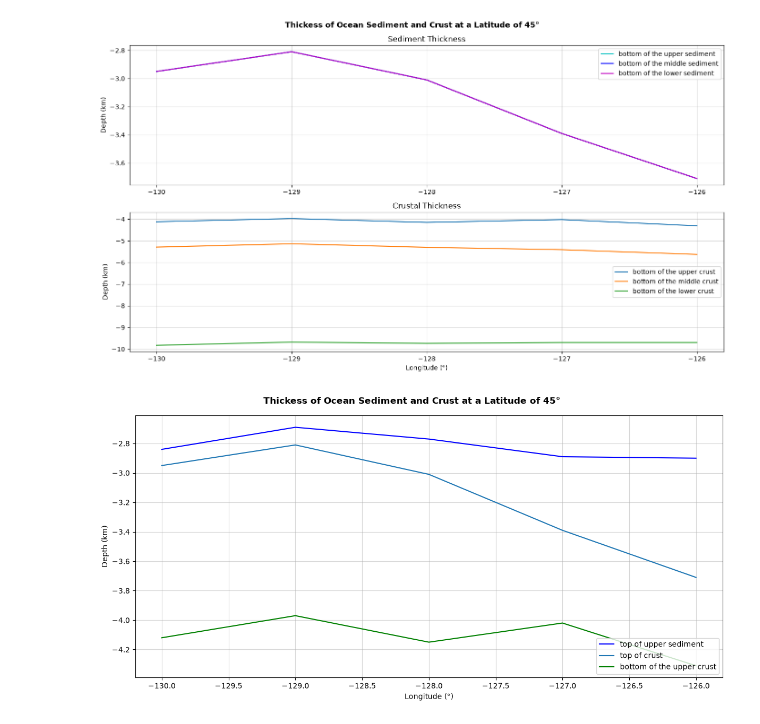
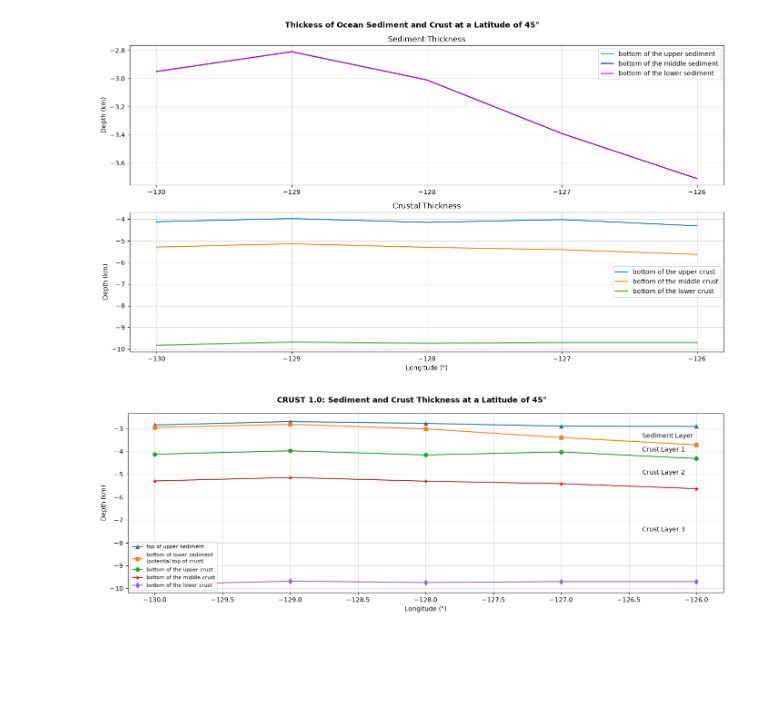
Before and after one commit to sydpas/grav_mag_model, a Jupyter notebook: src/thickness/all_thickness.ipynb, the cells around one changed output. Cells and saved outputs as stored; diff of their text form; code cells hidden in the pictures; blank space fills up the shorter version.

```diff
--- a/src/thickness/all_thickness.ipynb
+++ b/src/thickness/all_thickness.ipynb
@@ -147,40 +147,49 @@ plt.show()
 # %% [output]
 [figure]
 # %%
-fig, ax = plt.subplots(figsize=(12, 6))
+fig, ax = plt.subplots(figsize=(14, 5))
 
 # ax.plot(filt_all['long'], filt_all['z_wat'], '-.', label='bottom of water')
-ax.plot(filt_all['long'], filt_all['z_wat'], label='top of upper sediment', c='b')
+ax.plot(filt_all['long'], filt_all['z_wat'], '^-', label='top of upper sediment')
 
 # ax.plot(filt_all['long'], filt_all['z_ups'], label='bottom of the upper sediment', c='c')
 # ax.plot(filt_all['long'], filt_all['z_mids'], label='bottom of the middle sediment', c='b')
-ax.plot(filt_all['long'], filt_all['z_lows'], label='top of crust')
-ax.plot(filt_all['long'], filt_all['z_upc'], label='bottom of the upper crust', c='g')
-# ax.plot(filt_all['long'], filt_all['z_midc'], label='bottom of the middle crust')
-# ax.plot(filt_all['long'], filt_all['z_lowc'], label='bottom of the lower crust')
+ax.plot(filt_all['long'], filt_all['z_lows'], 's-', label='bottom of lower sediment\n(potential top of crust)')
+ax.plot(filt_all['long'], filt_all['z_upc'], 'o-',label='bottom of the upper crust')
+ax.plot(filt_all['long'], filt_all['z_midc'], '*-', label='bottom of the middle crust')
+ax.plot(filt_all['long'], filt_all['z_lowc'], 'd-', label='bottom of the lower crust')
 # ax.plot(filt_all['long'], filt_all['z_moho'], '--', label='moho')
+
+ax.text(-126.4, -3.4, 'Sediment Layer', fontsize=10)
+ax.text(-126.4, -4, 'Crust Layer 1', fontsize=10)
+ax.text(-126.4, -5, 'Crust Layer 2', fontsize=10)
+ax.text(-126.4, -7.5, 'Crust Layer 3', fontsize=10)
+
+
+
+
 
 
 # ax0.set_xlabel('Longitude')
 # ax0.set_ylim(-4, -3)
 # ax0.set_xlim(-128, -126)
-ax.legend(loc='lower right')
+ax.legend(loc='lower left', fontsize=8)
 ax.grid(alpha=0.5)
 
 ax.set_xlabel('Longitude (°)')
 ax.set_ylabel('Depth (km)')
 # x1.set_ylim(np.min(all[lat]['z_lowc'] - 5), 0)
 # ax.set_ylim(-9, -10)
 # ax1.set_xlim(-128, -126)
 
-fig.suptitle(f'Thickess of Ocean Sediment and Crust at a Latitude of {lat}°', fontweight='bold')
+fig.suptitle(f'CRUST 1.0: Sediment and Crust Thickness at a Latitude of {lat}°', fontweight='bold')
 plt.tight_layout()
 
-fig.savefig(f"..\\..\\figures\\crust_thickness\\all_{lat}_latitude.png", dpi=400)
+fig.savefig(f"..\\..\\figures\\crust_thickness\\TO_all_{lat}_latitude.png", dpi=400)
 
 plt.show()
 # %% [output]
-[figure, old version]
+[figure, new version]
 # %%
 filtered = {}  # for values with sufficient sediment cover (greater than 200m)
 for lat in all.keys():
```
Also changed, not shown: 6 other files.
